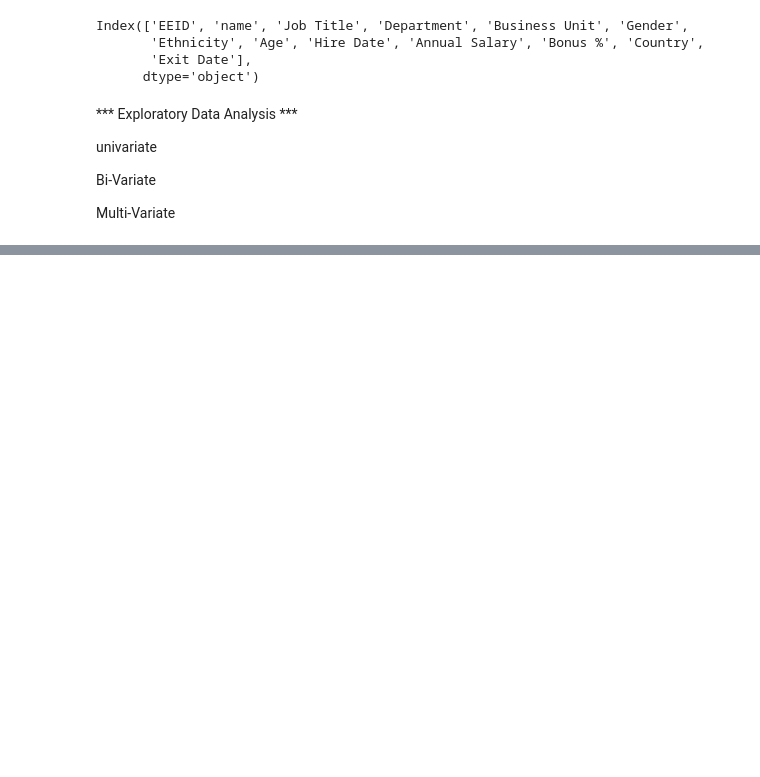
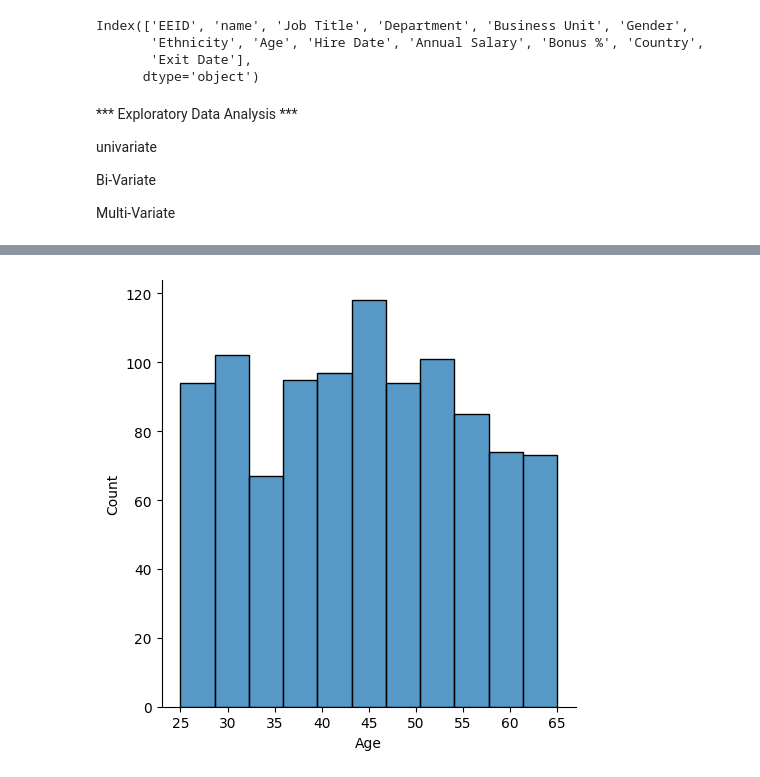
Before and after one commit to azaz9026/Python_library_NumPy, a Jupyter notebook: pandas_and_numpy.ipynb, the cells around one changed output, grey strips where cells are left out. Saved outputs shown, nothing was run; the diff lists cells and outputs as text; code cells hidden in the pictures; blank space fills up the shorter version.

```diff
--- a/pandas_and_numpy.ipynb
+++ b/pandas_and_numpy.ipynb
@@ -338,0 +348,6 @@ plt.show()
+# %%
+plt.Figure(figsize=(10,6))
+sns.displot(x = data['Age'])
+plt.show()
+# %% [output]
+[figure, added]
```
Also changed, not shown: parts of 2 cells of this notebook.
